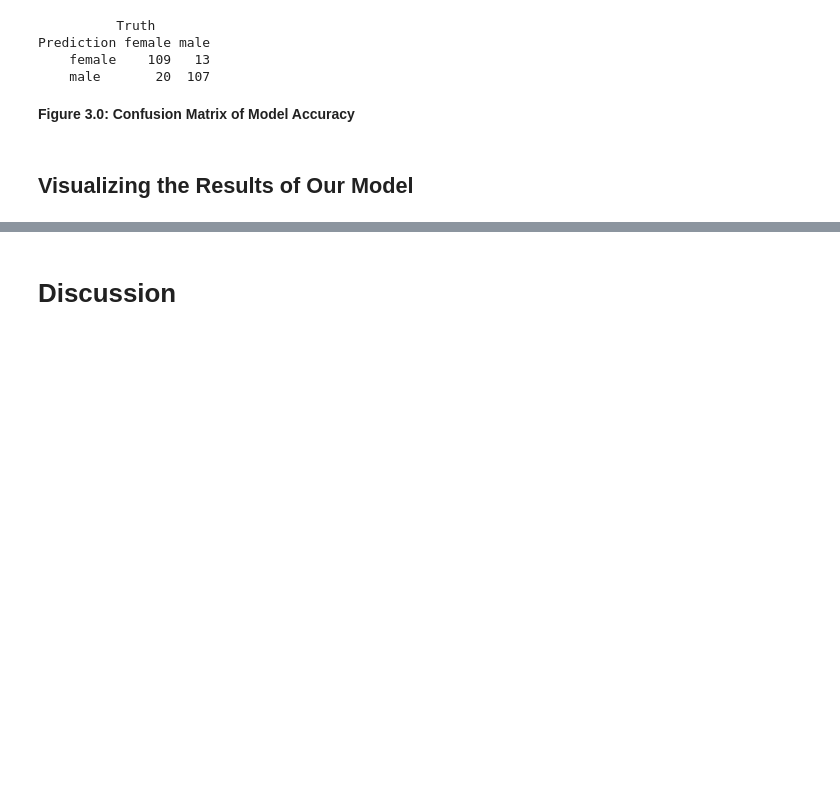
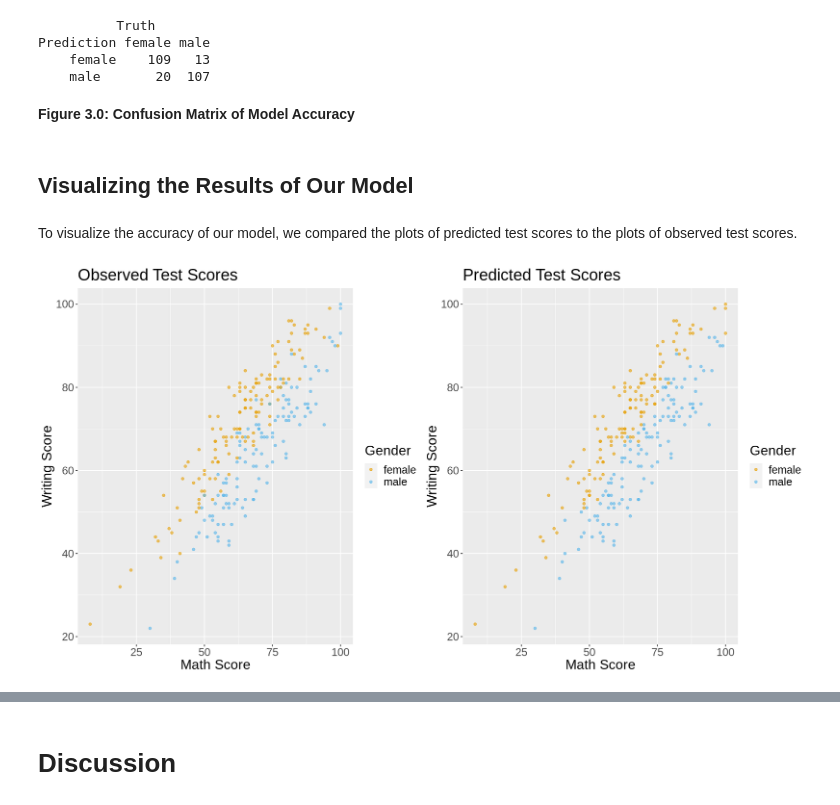
Before and after one commit to YCL69/DSCI-Group-Project, a Jupyter notebook: Project.ipynb, the cells around one changed output, grey strips where cells are left out. Drawn from its saved outputs; the diff is of its cells as text; code cells hidden in the pictures; blank space fills up the shorter version.

Commit message:
Preliminary graphs for data visualization

```diff
--- a/Project.ipynb
+++ b/Project.ipynb
@@ -388,3 +375,32 @@ Prediction female male
 **Figure 3.0: Confusion Matrix of Model Accuracy**
 # %% [markdown]
 ## Visualizing the Results of Our Model
+# %% [markdown]
+To visualize the accuracy of our model, we compared the plots of predicted test scores to the plots of observed test scores.
+# %%
+set.seed(2)
+options(repr.plot.width = 15, repr.plot.height = 8)
+require(gridExtra)
+
+cbPalette <- c( "#E69F00", "#56B4E9","#999999", "#009E73", "#F0E442", "#0072B2", "#D55E00", "#CC79A7")
+## using a colour-blind friendly palette
+
+observed_math_writing <- predict_final %>%
+              ggplot(aes(x= math_score, y = writing_score, colour = gender)) +
+              geom_point(alpha = 0.6) +
+              labs(x = "Math Score", y = "Writing Score", colour = "Gender") +
+              theme(text = element_text(size = 19)) +
+              scale_color_manual(values = cbPalette) +
+              ggtitle("Observed Test Scores")
+
+predicted_math_writing <- predict_final %>%
+              ggplot(aes(x= math_score, y = writing_score, colour = .pred_class)) +
+              geom_point(alpha = 0.6) +
+              labs(x = "Math Score", y = "Writing Score", colour = "Gender") +
+              theme(text = element_text(size = 19)) +
+              scale_color_manual(values = cbPalette) +
+              ggtitle("Predicted Test Scores")
+
+grid.arrange(observed_math_writing, predicted_math_writing, ncol=2)
+# %% [output]
+[figure, added]
```
Also changed, not shown: parts of 7 cells of this notebook.
